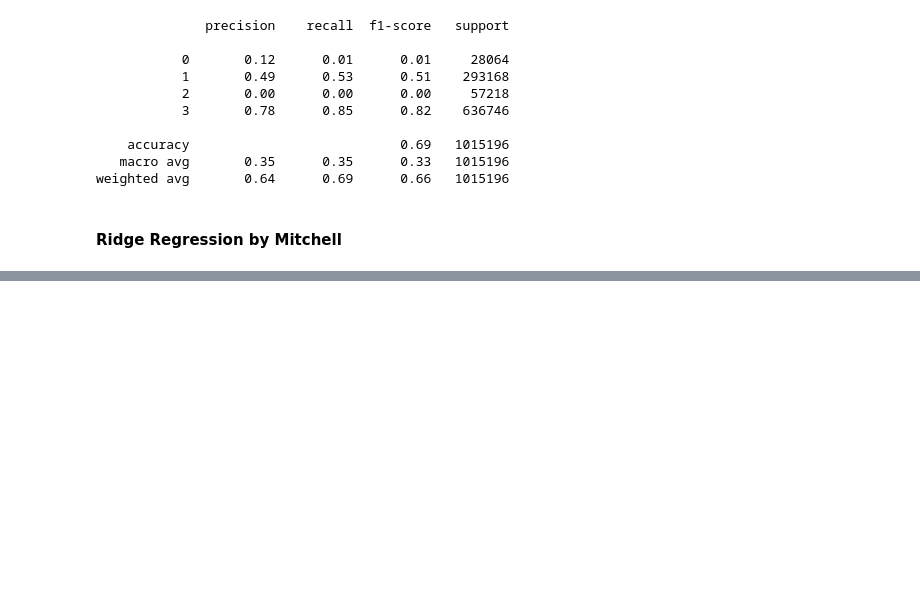
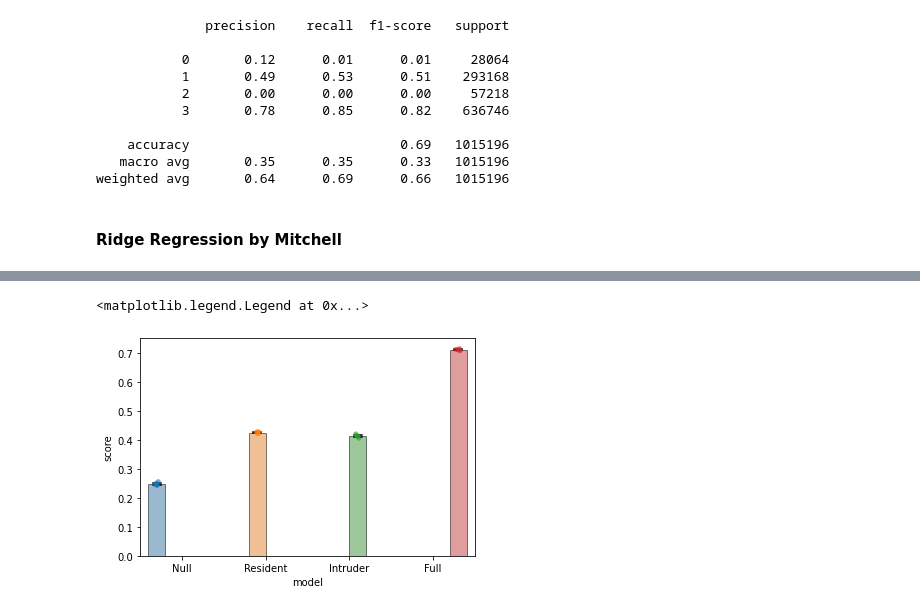
Before and after one commit to ffvoigt/neuromatch-compneuro-2022-project, a Jupyter notebook: Classification_NM2022_Sfenj1.ipynb, the cells around one changed output, grey strips where cells are left out. Saved outputs shown, nothing was run; the diff lists cells and outputs as text; code cells hidden in the pictures; blank space fills up the shorter version.

```diff
--- a/Classification_NM2022_Sfenj1.ipynb
+++ b/Classification_NM2022_Sfenj1.ipynb
@@ -221,2 +242,28 @@ Intruder
 Full
 [figure]
+# %%
+import seaborn as sns
+scores_df_clean = pd.melt(scores_df, var_name='model', value_name='score')
+ax = sns.barplot(
+    x="model",
+    y="score",
+    hue="model",
+    data=scores_df_clean,
+    ci="sd",
+    edgecolor="black",
+    errcolor="black",
+    errwidth=1.5,
+    capsize = 0.1,
+    alpha=0.5
+)
+
+sns.stripplot(
+    x="model",
+    y="score",
+    hue="model",
+    data=scores_df_clean, dodge=True, alpha=0.6, ax=ax)
+
+plt.legend([],[], frameon=False)
+# %% [output]
+<matplotlib.legend.Legend at 0x...>
+[figure, added]
```
Also changed, not shown: parts of 5 cells of this notebook.
